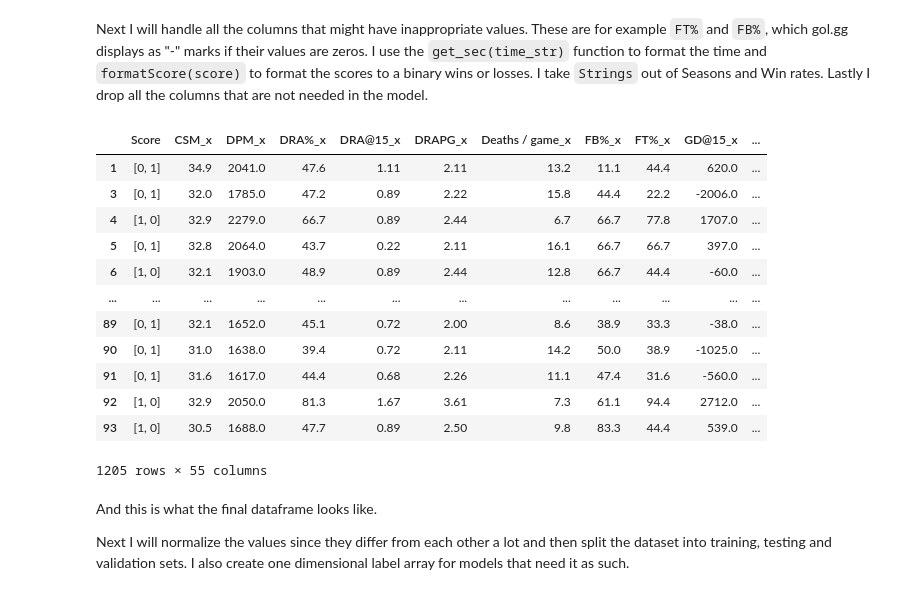
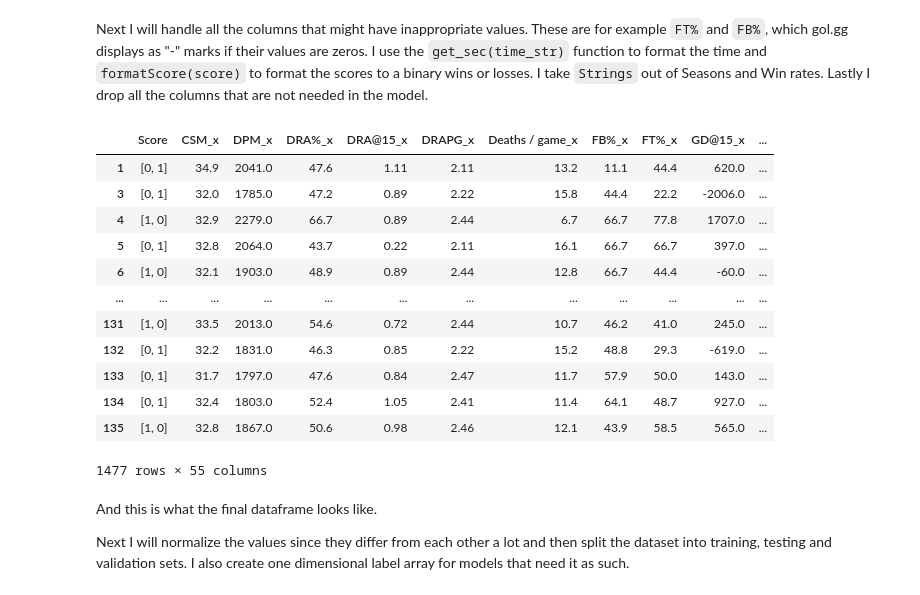
Before and after one commit to SamuelAitamaa/lolesports-predictor, a Jupyter notebook: model-notebook/modelNotebook.ipynb, the cells around one changed output. Cells and saved outputs as stored; diff of their text form; code cells hidden in the pictures.

```diff
--- a/model-notebook/modelNotebook.ipynb
+++ b/model-notebook/modelNotebook.ipynb
@@ -117,6 +117,9 @@ lcs2021SpringTeams = pd.concat(lcs2021SpringTeams)
 lck2021SpringTeams = pd.read_html("data/LCK2021SpringTeams.html")
 lck2021SpringTeams = pd.concat(lck2021SpringTeams)
 
+lpl2021SpringTeams = pd.read_html("data/LPL2021SpringTeams.html")
+lpl2021SpringTeams = pd.concat(lpl2021SpringTeams)
+
                 # ------ // History // ------ #
 
 lec2021SpringHistory = pd.read_html("data/LEC2021SpringHistory.html")
@@ -127,6 +130,9 @@ lcs2021SpringHistory = pd.concat(lcs2021SpringHistory)
 
 lck2021SpringHistory = pd.read_html("data/LCK2021SpringHistory.html")
 lck2021SpringHistory = pd.concat(lck2021SpringHistory)
+
+lpl2021SpringHistory = pd.read_html("data/LPL2021SpringHistory.html")
+lpl2021SpringHistory = pd.concat(lpl2021SpringHistory)
 
 #-------------------------// 2020 //---------------------------------#
 
@@ -143,6 +149,9 @@ lcs2020SummerTeams = pd.concat(lcs2020SummerTeams)
 lck2020SummerTeams = pd.read_html("data/LCK2020SummerTeams.html")
 lck2020SummerTeams = pd.concat(lck2020SummerTeams)
 
+lpl2020SummerTeams = pd.read_html("data/LPL2020SummerTeams.html")
+lpl2020SummerTeams = pd.concat(lpl2020SummerTeams)
+
                 # ------ // History // ------ #
 
 lcs2020SummerHistory = pd.read_html("data/LCS2020SummerHistory.html")
@@ -153,6 +162,9 @@ lec2020SummerHistory = pd.concat(lec2020SummerHistory)
 
 lck2020SummerHistory = pd.read_html("data/LCK2020SummerHistory.html")
 lck2020SummerHistory = pd.concat(lck2020SummerHistory)
+
+lpl2020SummerHistory = pd.read_html("data/LPL2020SummerHistory.html")
+lpl2020SummerHistory = pd.concat(lpl2020SummerHistory)
 
         # -------------- // Spring // -------------- #
 
@@ -277,6 +289,10 @@ lcs2021Summer = pd.merge(lcs2021SummerHistory, lcs2021SummerTeams,  left_on="Unn
 lcs2021Summer = pd.merge(lcs2021Summer, lcs2021SummerTeams, left_on="Unnamed: 3", right_on="Name")
 lcs2021 = pd.concat([lcs2021Summer, lcs2021Spring])
 
+lpl2021Spring = pd.merge(lpl2021SpringHistory, lpl2021SpringTeams,  left_on="Unnamed: 1", right_on="Name")
+lpl2021Spring = pd.merge(lpl2021Spring, lpl2021SpringTeams, left_on="Unnamed: 3", right_on="Name")
+lpl2021 = pd.concat([lpl2021Spring])
+
 # --------------------- // 2020 // ----------------------- #
 
 lec2020Spring = pd.merge(lec2020SpringHistory, lec2020SpringTeams,  left_on="Unnamed: 1", right_on="Name")
@@ -297,7 +313,11 @@ lcs2020Summer = pd.merge(lcs2020SummerHistory, lcs2020SummerTeams,  left_on="Unn
 lcs2020Summer = pd.merge(lcs2020Summer, lcs2020SummerTeams, left_on="Unnamed: 3", right_on="Name")
 lcs2020 = pd.concat([lcs2020Summer, lcs2020Spring])
 
-final = pd.concat([lec2022, lck2022, lec2021, lck2021, lcs2021, lec2020, lck2020, lcs2020])
+lpl2020Summer = pd.merge(lpl2020SummerHistory, lpl2020SummerTeams,  left_on="Unnamed: 1", right_on="Name")
+lpl2020Summer = pd.merge(lpl2020Summer, lpl2020SummerTeams, left_on="Unnamed: 3", right_on="Name")
+lpl2020 = pd.concat([lpl2020Summer])
+
+final = pd.concat([lec2022, lck2022, lec2021, lck2021, lcs2021, lpl2021, lec2020, lck2020, lcs2020, lpl2020])
 final = final[final["Score"].str[0] != '-']
 final
 # %% [output]
@@ -335,39 +355,39 @@ Next I will handle all the columns that might have inappropriate values. These a
 # %%
 final["FT%_y"] = final["FT%_y"].replace('-', float(0)).astype(float)
 final["FT%_x"] = final["FT%_x"].replace('-', float(0)).astype(float)
 
 final["FB%_y"] = final["FB%_y"].replace('-', float(0)).astype(float)
 final["FB%_x"] = final["FB%_x"].replace('-', float(0)).astype(float)
 
 final["Season_y"] = final["Season_y"].apply(lambda x: str(x).replace('S', '')).astype(float)
 final["Season_x"] = final["Season_x"].apply(lambda x: str(x).replace('S', '')).astype(float)
 
 final = final.rename(columns={'Unnamed: 1': 'Team 1', 'Unnamed: 3': 'Team 2'})
 
 final["Score"] = final["Score"].apply(lambda x: formatScore(x))
 
 final["Win rate_x"] = final["Win rate_x"].apply(lambda x: float(x.replace("%", "")))
 final["Win rate_y"] = final["Win rate_y"].apply(lambda x: float(x.replace("%", "")))
 
 final["Game duration_x"] = final["Game duration_x"].apply(lambda x: get_sec(x))
 final["Game duration_y"] = final["Game duration_y"].apply(lambda x: get_sec(x))
 
-final = final.drop(columns=['Unnamed: 4', 'Patch', 'Date', 'Region_y', 'Region_x', '0_y', '0_x', '1_x', '1_y', 'Game', 'Team 1', 'Team 2', 'Name_y', 'Name_x'])
+final = final.drop(columns=['Unnamed: 4', 'Patch', 'Date', 'Region_y', 'Region_x', '0_y', '0_x', '1_x', '1_y', '2_x', '2_y', '3_x', '3_y', 'Game', 'Team 1', 'Team 2', 'Name_y', 'Name_x'])
 final
 # %% [output]
 |  | Score | CSM_x | DPM_x | DRA%_x | DRA@15_x | DRAPG_x | Deaths / game_x | FB%_x | FT%_x | GD@15_x | ... |
 | 1 | [0, 1] | 34.9 | 2041.0 | 47.6 | 1.11 | 2.11 | 13.2 | 11.1 | 44.4 | 620.0 | ... |
 | 3 | [0, 1] | 32.0 | 1785.0 | 47.2 | 0.89 | 2.22 | 15.8 | 44.4 | 22.2 | -2006.0 | ... |
 | 4 | [1, 0] | 32.9 | 2279.0 | 66.7 | 0.89 | 2.44 | 6.7 | 66.7 | 77.8 | 1707.0 | ... |
 | 5 | [0, 1] | 32.8 | 2064.0 | 43.7 | 0.22 | 2.11 | 16.1 | 66.7 | 66.7 | 397.0 | ... |
 | 6 | [1, 0] | 32.1 | 1903.0 | 48.9 | 0.89 | 2.44 | 12.8 | 66.7 | 44.4 | -60.0 | ... |
 | ... | ... | ... | ... | ... | ... | ... | ... | ... | ... | ... | ... |
-| 89 | [0, 1] | 32.1 | 1652.0 | 45.1 | 0.72 | 2.00 | 8.6 | 38.9 | 33.3 | -38.0 | ... |
-| 90 | [0, 1] | 31.0 | 1638.0 | 39.4 | 0.72 | 2.11 | 14.2 | 50.0 | 38.9 | -1025.0 | ... |
-| 91 | [0, 1] | 31.6 | 1617.0 | 44.4 | 0.68 | 2.26 | 11.1 | 47.4 | 31.6 | -560.0 | ... |
-| 92 | [1, 0] | 32.9 | 2050.0 | 81.3 | 1.67 | 3.61 | 7.3 | 61.1 | 94.4 | 2712.0 | ... |
-| 93 | [1, 0] | 30.5 | 1688.0 | 47.7 | 0.89 | 2.50 | 9.8 | 83.3 | 44.4 | 539.0 | ... |
+| 131 | [1, 0] | 33.5 | 2013.0 | 54.6 | 0.72 | 2.44 | 10.7 | 46.2 | 41.0 | 245.0 | ... |
+| 132 | [0, 1] | 32.2 | 1831.0 | 46.3 | 0.85 | 2.22 | 15.2 | 48.8 | 29.3 | -619.0 | ... |
+| 133 | [0, 1] | 31.7 | 1797.0 | 47.6 | 0.84 | 2.47 | 11.7 | 57.9 | 50.0 | 143.0 | ... |
+| 134 | [0, 1] | 32.4 | 1803.0 | 52.4 | 1.05 | 2.41 | 11.4 | 64.1 | 48.7 | 927.0 | ... |
+| 135 | [1, 0] | 32.8 | 1867.0 | 50.6 | 0.98 | 2.46 | 12.1 | 43.9 | 58.5 | 565.0 | ... |
-1205 rows × 55 columns
+1477 rows × 55 columns
 # %% [markdown]
 And this is what the final dataframe looks like.
 
```
Also changed, not shown: parts of 18 cells of this notebook, 48 other files.
